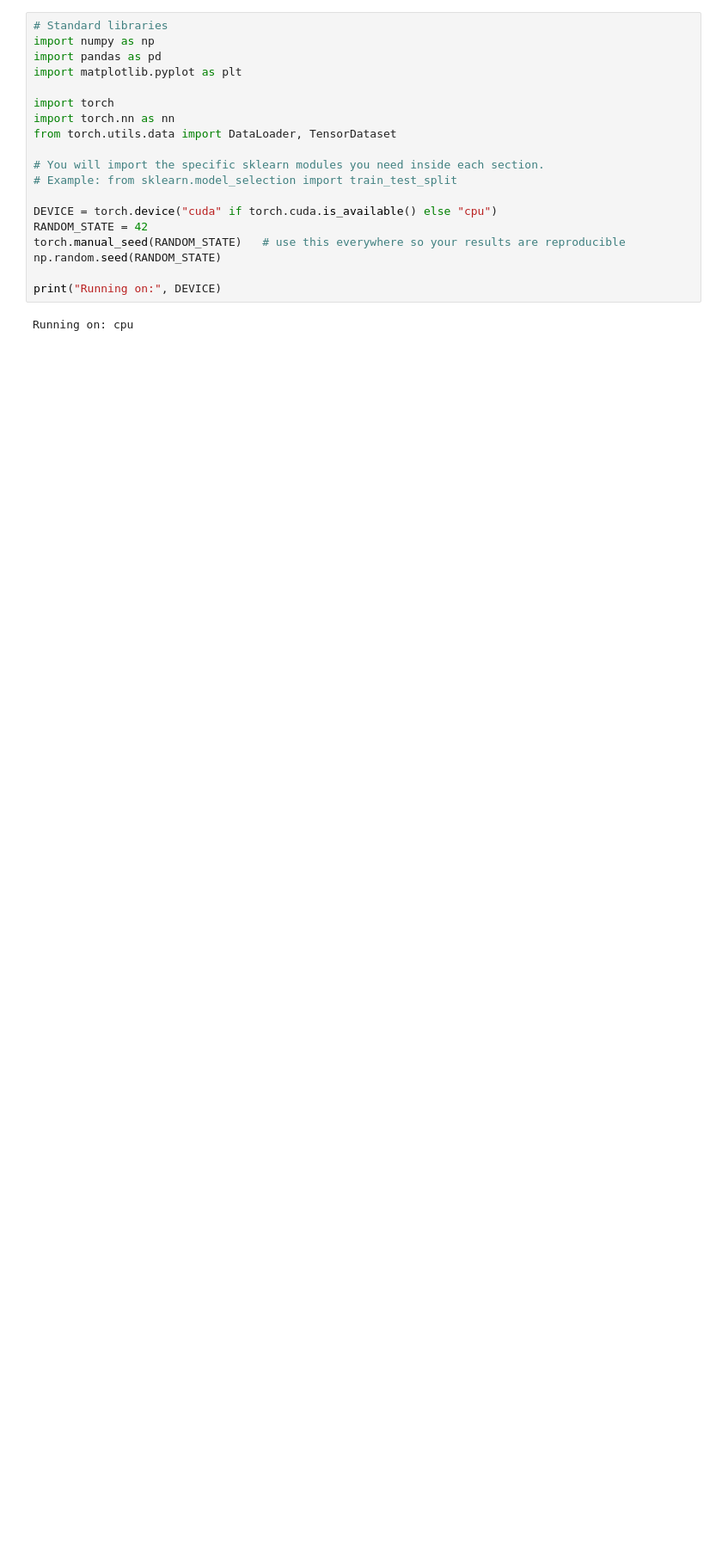
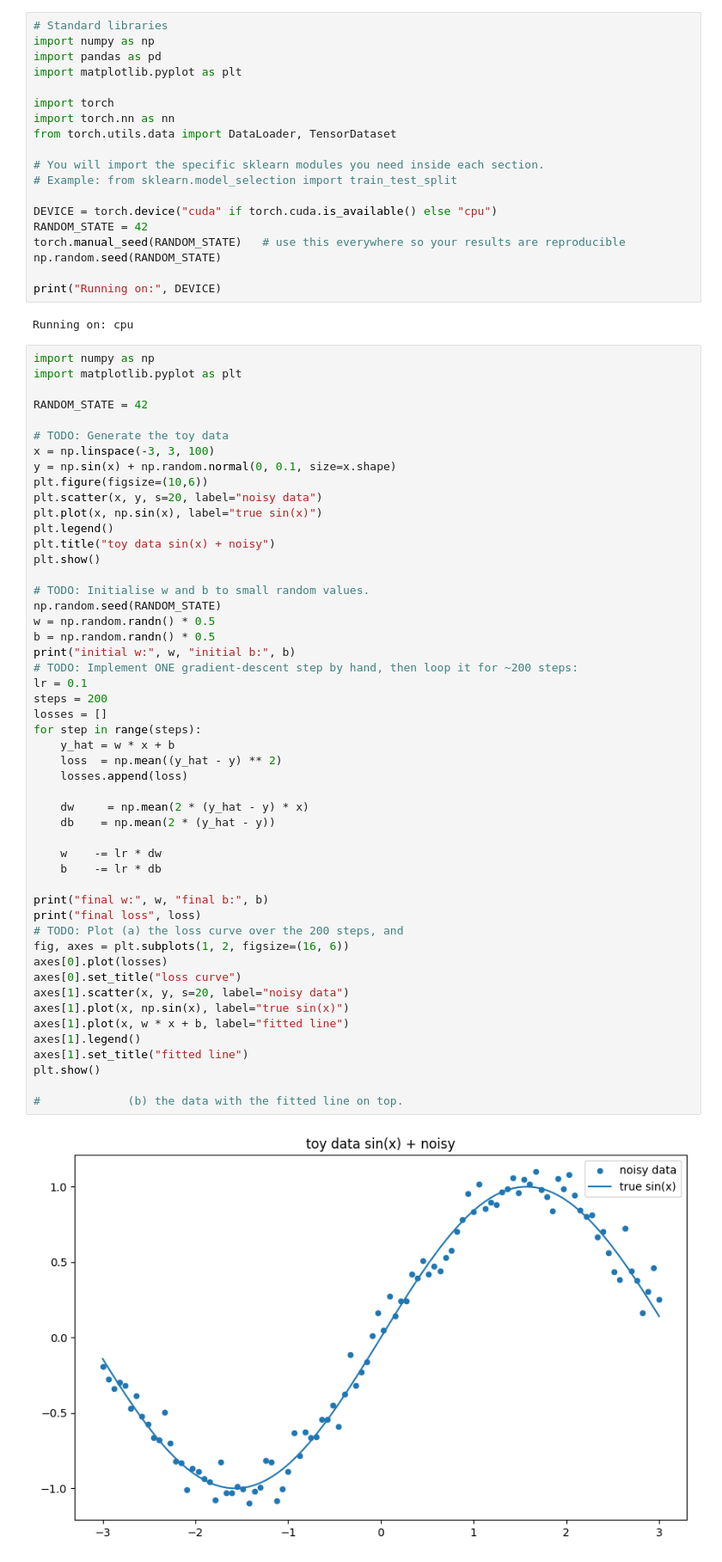
Before and after one commit to Malika-code4/Lab-3, a Jupyter notebook: lab_3_pynb.ipynb, the cells around one changed output. Shown at 86% size. Saved outputs shown, nothing was run; the diff lists cells and outputs as text; blank space fills up the shorter version.

```diff
--- a/lab_3_pynb.ipynb
+++ b/lab_3_pynb.ipynb
@@ -21,3 +21,55 @@ np.random.seed(RANDOM_STATE)
 print("Running on:", DEVICE)
 # %% [output]
 Running on: cpu
+# %%
+import numpy as np
+import matplotlib.pyplot as plt
+
+RANDOM_STATE = 42
+
+# TODO: Generate the toy data
+x = np.linspace(-3, 3, 100)
+y = np.sin(x) + np.random.normal(0, 0.1, size=x.shape)
+plt.figure(figsize=(10,6))
+plt.scatter(x, y, s=20, label="noisy data")
+plt.plot(x, np.sin(x), label="true sin(x)")
+plt.legend()
+plt.title("toy data sin(x) + noisy")
+plt.show()
+
+# TODO: Initialise w and b to small random values.
+np.random.seed(RANDOM_STATE)
+w = np.random.randn() * 0.5
+b = np.random.randn() * 0.5
+print("initial w:", w, "initial b:", b)
+# TODO: Implement ONE gradient-descent step by hand, then loop it for ~200 steps:
+lr = 0.1
+steps = 200
+losses = []
+for step in range(steps):
+    y_hat = w * x + b
+    loss  = np.mean((y_hat - y) ** 2)
+    losses.append(loss)
+
+    dw     = np.mean(2 * (y_hat - y) * x)
+    db    = np.mean(2 * (y_hat - y))
+
+    w    -= lr * dw
+    b    -= lr * db
+
+print("final w:", w, "final b:", b)
+print("final loss", loss)
+# TODO: Plot (a) the loss curve over the 200 steps, and
+fig, axes = plt.subplots(1, 2, figsize=(16, 6))
+axes[0].plot(losses)
+axes[0].set_title("loss curve")
+axes[1].scatter(x, y, s=20, label="noisy data")
+axes[1].plot(x, np.sin(x), label="true sin(x)")
+axes[1].plot(x, w * x + b, label="fitted line")
+axes[1].legend()
+axes[1].set_title("fitted line")
+plt.show()
+
+#             (b) the data with the fitted line on top.
+# %% [output]
+[figure, added]
```
Also changed, not shown: parts of 8 cells of this notebook.
